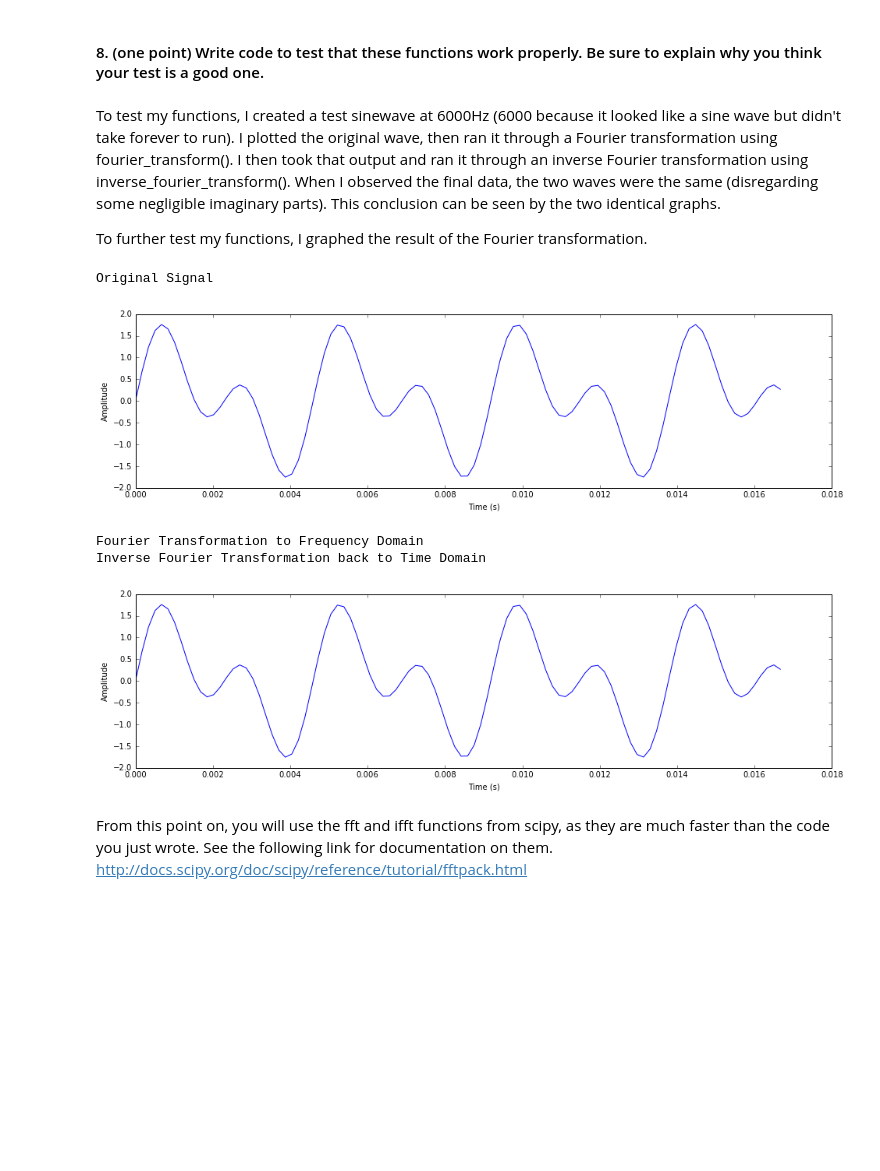
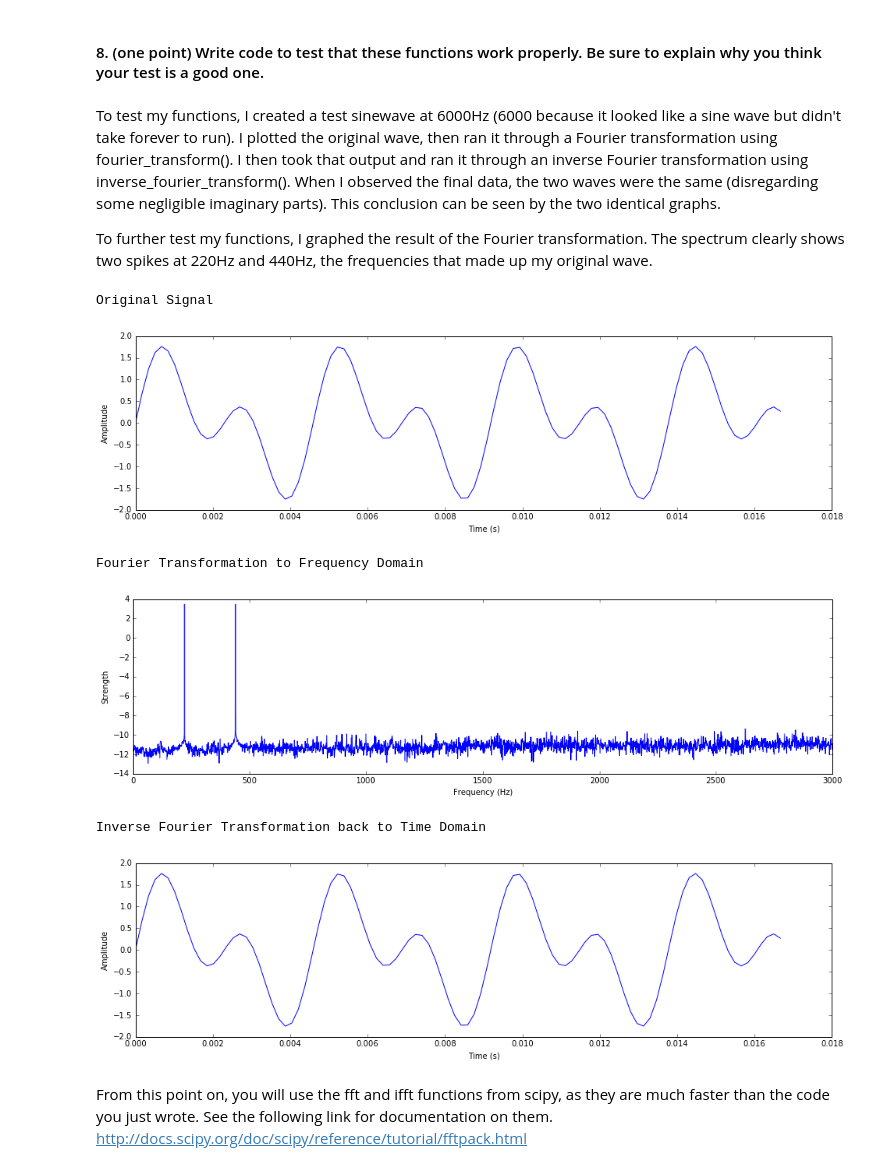
Before and after one commit to hannah-rose/musical_machines, a Jupyter notebook: HW1/HW1.ipynb, the cells around one changed output. Cells and saved outputs as stored; diff of their text form; code cells hidden in the pictures; blank space fills up the shorter version.

```diff
--- a/HW1/HW1.ipynb
+++ b/HW1/HW1.ipynb
@@ -250,4 +262,4 @@ def inverse_fourier_transform(X):
 # %% [markdown]
 To test my functions, I created a test sinewave at 6000Hz (6000 because it looked like a sine wave but didn't take forever to run). I plotted the original wave, then ran it through a Fourier transformation using fourier_transform(). I then took that output and ran it through an inverse Fourier transformation using inverse_fourier_transform(). When I observed the final data, the two waves were the same (disregarding some negligible imaginary parts). This conclusion can be seen by the two identical graphs.
 
-To further test my functions, I graphed the result of the Fourier transformation.
+To further test my functions, I graphed the result of the Fourier transformation. The spectrum clearly shows two spikes at 220Hz and 440Hz, the frequencies that made up my original wave.
@@ -256,44 +266,63 @@ To further test my functions, I graphed the result of the Fourier transformation
+# %%
+# Function to graph a signal in the frequency domain
+def plot_freq(x, sr, figsize=(16,4)):
+    """
+    Parameters
+    ----------
+    x: np.ndarray
+        Audio signal to plot
+    sr: int
+        Sample rate
+    figsize: tuple
+        A duple representing the figure size (xdim,ydim)
+    """
+    N = len(x)
+    # Calculate fundamental frequency of analysis
+    f_analysis = float(sr) / N
+
+    f_freq = np.arange(0,(1 + N/2), 1)
+
+    plt.figure(figsize=figsize)
+    plt.plot(f_freq, np.log10(x[:(1+N/2)]))
+    plt.ylabel('Strength')
+    plt.xlabel('Frequency (Hz)')
 # %%
 # Write your code to check here.
 #  Be sure to explain in your comments how this test confirms the correctness.
 # NOTE: 2 things *I* would test are (1) if I take the Fourier transform of a signal,
 # and then take its output as the input to the inverse Fourier transform, does the
 # result look like the original signal?  and (2) If I look at the result of the
 # Fourier transform, do I see a pattern of energy that I would expect to see, given
 # what the input signal contains?
 
 # Create a signal
 test1 = make_sinewave(440., 1., 6000)
 test2 = make_sinewave(220., 1., 6000)
 test = test1 + test2
 print "Original Signal"
 plot_audio(test[:100], 6000)
 
 # Take Fourier transformation
 test_dft = fourier_transform(test)
 
 # Does the plot of the frequency domain signal look correct?
 print "Fourier Transformation to Frequency Domain"
-#max_f = np.maximum(test_dft) + 100
-#t = np.linspace(0,length,x.shape[0])
-#plt.figure(figsize=(16,4))
-#plt.plot(test_dft)
-#plt.ylabel('Frequency')
-#plt.xlabel('Sample')
-#plt.show()
+plot_freq(test_dft, 6000)
+plt.show()
 
 # Now take inverse Fourier transformation of that
 test_idft = inverse_fourier_transform(test_dft)
 
 # Does it match the original?
 print "Inverse Fourier Transformation back to Time Domain"
 plot_audio(test_idft[:100], 6000)
 # %% [output]
 Original Signal
 [figure]
 Fourier Transformation to Frequency Domain
-Inverse Fourier Transformation back to Time Domain
-[figure, old version]
+[figure, new version]
+Inverse Fourier Transformation back to Time Domain
+[figure, added]
 # %% [markdown]
 From this point on, you will use the fft and ifft functions from scipy, as they are much faster than the code you just wrote. See the following link for documentation on them.
 http://docs.scipy.org/doc/scipy/reference/tutorial/fftpack.html
```
Also changed, not shown: parts of 17 cells of this notebook.
